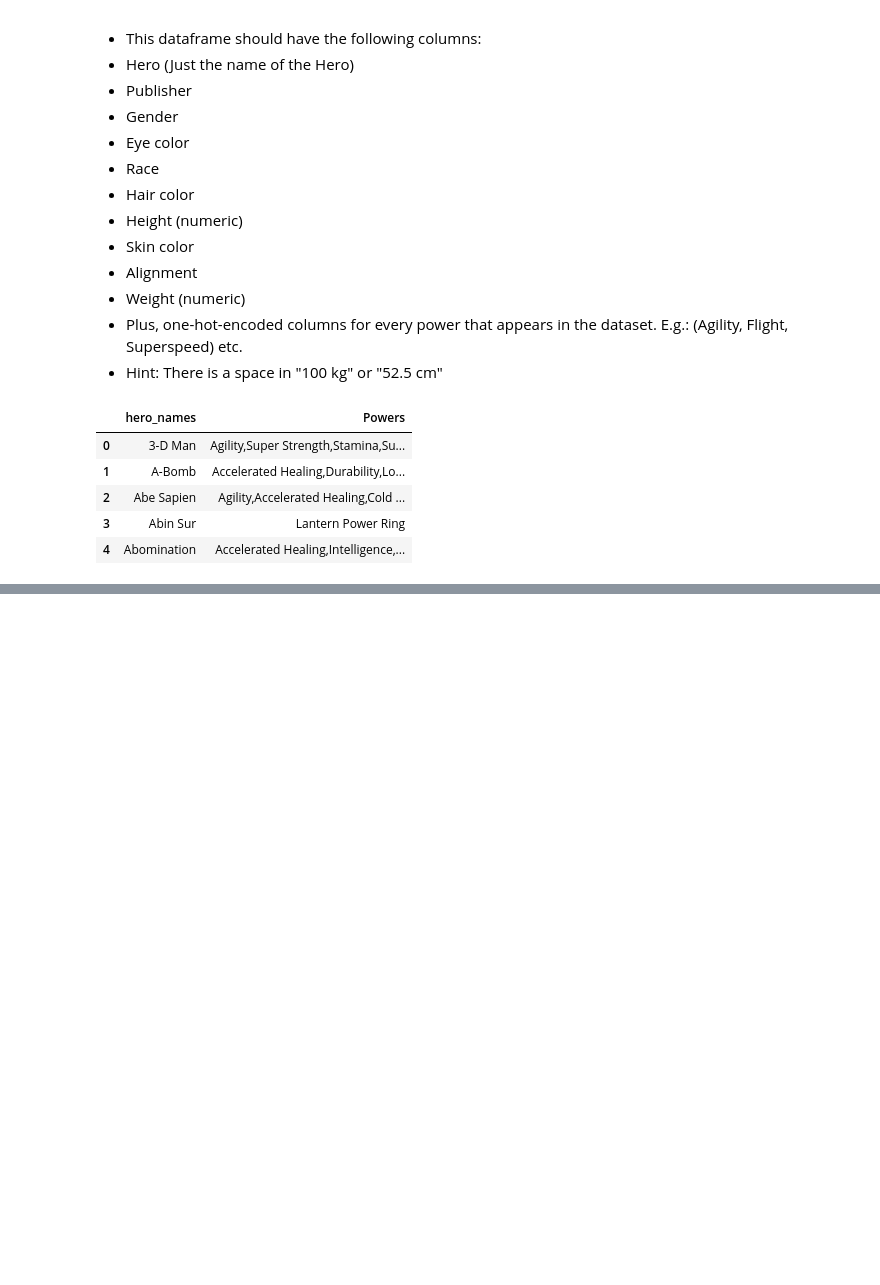
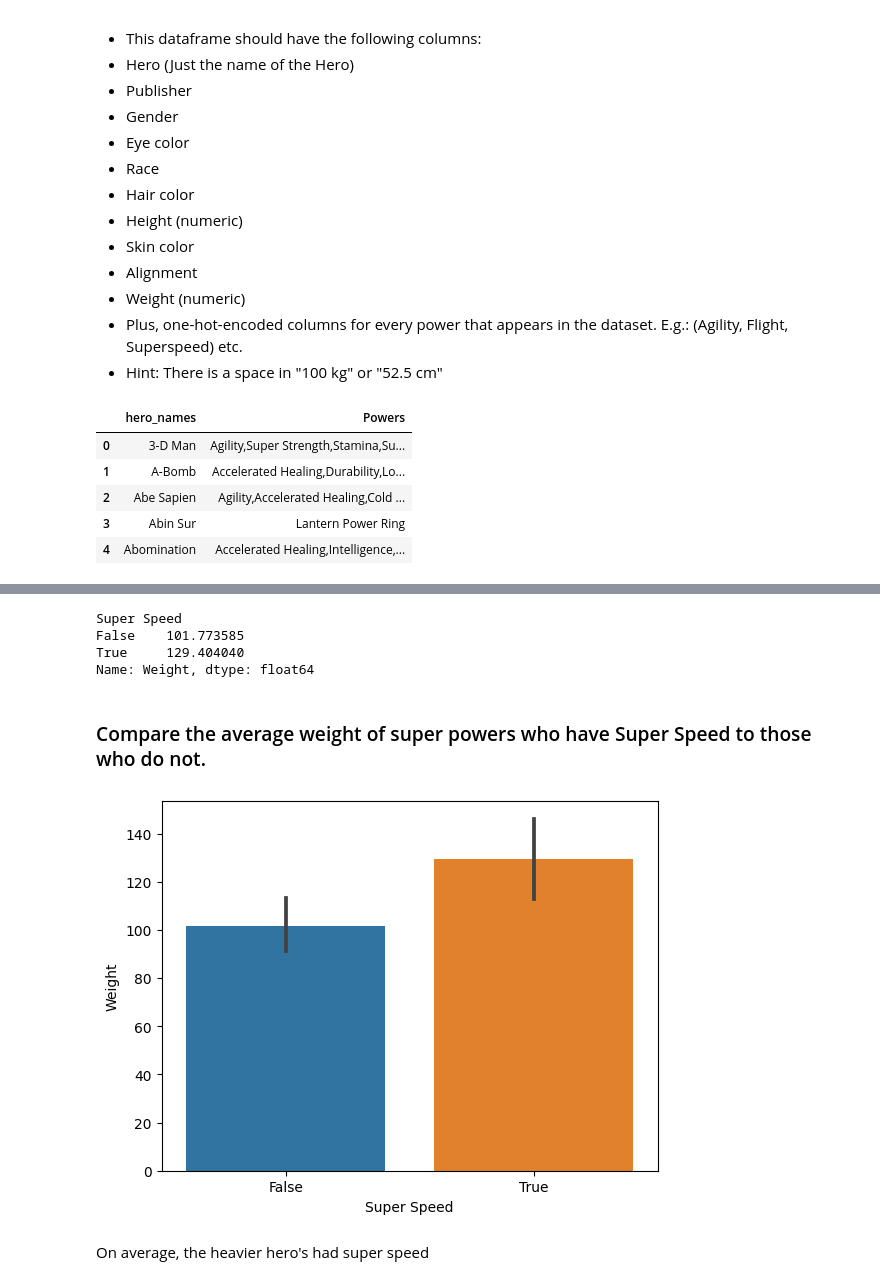
Before and after one commit to TopData530/Advanced-Transformation, a Jupyter notebook: Advanced Transformation.ipynb, the cells around one changed output, grey strips where cells are left out. Drawn from its saved outputs; the diff is of its cells as text; code cells hidden in the pictures; blank space fills up the shorter version.

```diff
--- a/Advanced Transformation.ipynb
+++ b/Advanced Transformation.ipynb
@@ -181,0 +227,4 @@ print(result[0])
+# %%
+#Use explode to separate powers to make them individuals
+exploded = df.explode('powers_split')
+exploded
@@ -181,0 +245,4 @@ print(result[0])
+# %%
+#Drop missing unique values
+cols_to_make = exploded['powers_split'].dropna().unique()
+cols_to_make
@@ -181,0 +267,5 @@ print(result[0])
+# %%
+#Examine new columns
+for col in cols_to_make:
+    df[col]=df['Powers'].str.contains(col)
+df.head()
@@ -181,0 +285,4 @@ print(result[0])
+# %%
+#Merge both the dataframes to create a new one
+merged = pd.merge(df2, df, left_on = 'Hero', right_on = 'hero_names')
+merged.head()
@@ -181,0 +297,17 @@ print(result[0])
+# %%
+#Groupby and get the average superspeed
+merged.groupby('Super Speed')['Weight'].mean()
+# %% [output]
+Super Speed
+False    101.773585
+True     129.404040
+Name: Weight, dtype: float64
+# %% [markdown]
+### Compare the average weight of super powers who have Super Speed to those who do not.
+# %%
+#Create exploratory visualization to average super speed and weight
+sns.barplot(data=merged, x='Super Speed', y='Weight');
+# %% [output]
+[figure, added]
+# %% [markdown]
+On average, the heavier hero's had super speed
```
Also changed, not shown: parts of 38 cells of this notebook.
